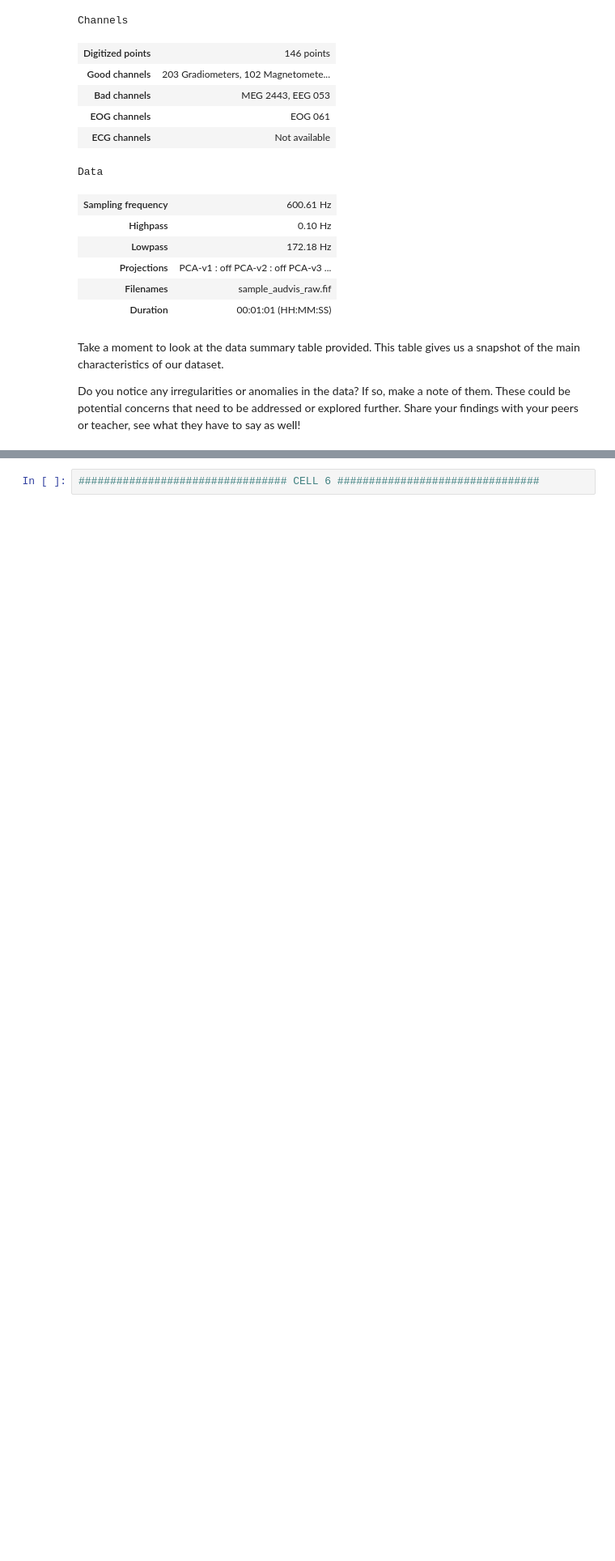
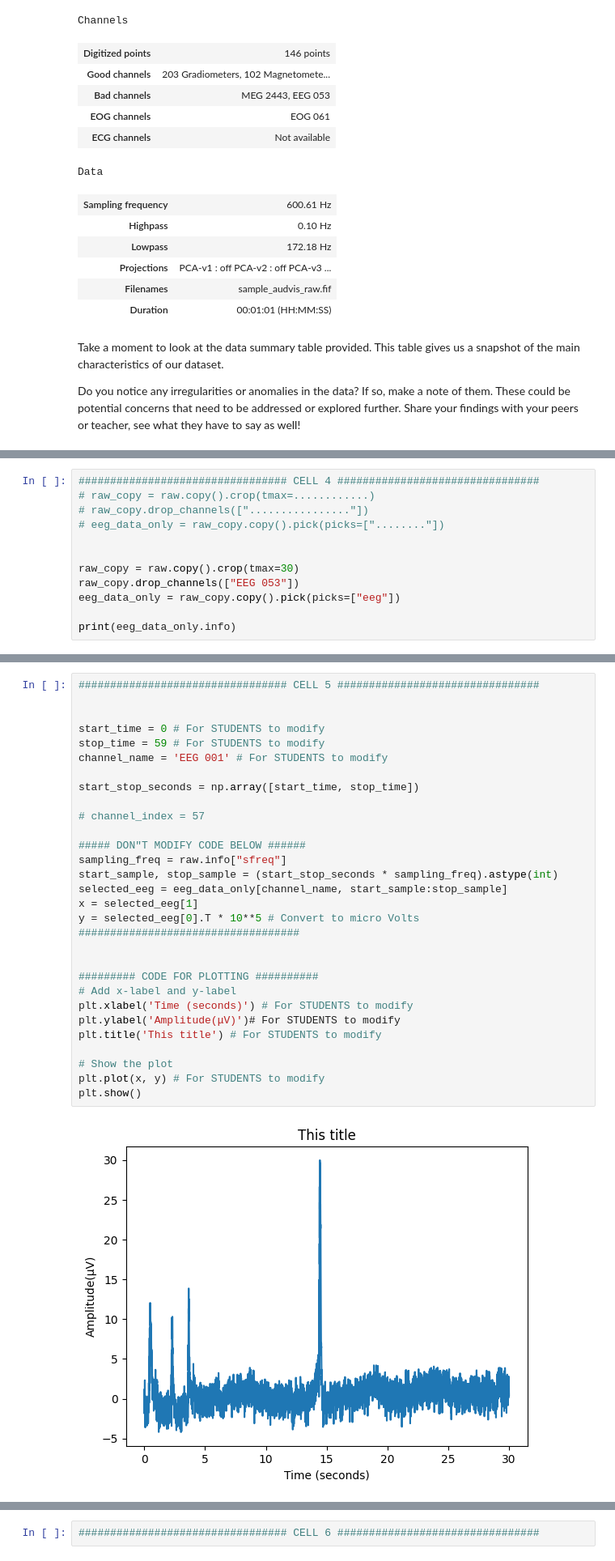
Before and after one commit to MostafaRahimiAzghadi/NeuroSTEM, a Jupyter notebook: NeuroStem_exercise.ipynb, the cells around one changed output, grey strips where cells are left out. Shown at 81% size. Saved outputs shown, nothing was run; the diff lists cells and outputs as text; blank space fills up the shorter version.

```diff
--- a/NeuroStem_exercise.ipynb
+++ b/NeuroStem_exercise.ipynb
@@ -227,0 +161,12 @@ Removing projector <Projection | PCA-v3, active : False, n_channels : 102>
+# %%
+################################# CELL 4 ################################
+# raw_copy = raw.copy().crop(tmax=............)
+# raw_copy.drop_channels(["................"])
+# eeg_data_only = raw_copy.copy().pick(picks=["........"])
+
+
+raw_copy = raw.copy().crop(tmax=30)
+raw_copy.drop_channels(["EEG 053"])
+eeg_data_only = raw_copy.copy().pick(picks=["eeg"])
+
+print(eeg_data_only.info)
@@ -228 +202,33 @@ Removing projector <Projection | PCA-v3, active : False, n_channels : 102>
+# %%
+################################# CELL 5 ################################
+
+
+start_time = 0 # For STUDENTS to modify
+stop_time = 59 # For STUDENTS to modify
+channel_name = 'EEG 001' # For STUDENTS to modify
+
+start_stop_seconds = np.array([start_time, stop_time])
+
+# channel_index = 57
+
+##### DON"T MODIFY CODE BELOW ######
+sampling_freq = raw.info["sfreq"]
+start_sample, stop_sample = (start_stop_seconds * sampling_freq).astype(int)
+selected_eeg = eeg_data_only[channel_name, start_sample:stop_sample]
+x = selected_eeg[1]
+y = selected_eeg[0].T * 10**5 # Convert to micro Volts
+###################################
+
+
+######### CODE FOR PLOTTING ##########
+# Add x-label and y-label
+plt.xlabel('Time (seconds)') # For STUDENTS to modify
+plt.ylabel('Amplitude(μV)')# For STUDENTS to modify
+plt.title('This title') # For STUDENTS to modify
+
+# Show the plot
+plt.plot(x, y) # For STUDENTS to modify
+plt.show()
+# %% [output]
+[figure, added]
 # %% [markdown]
```
Also changed, not shown: parts of 12 cells of this notebook.
